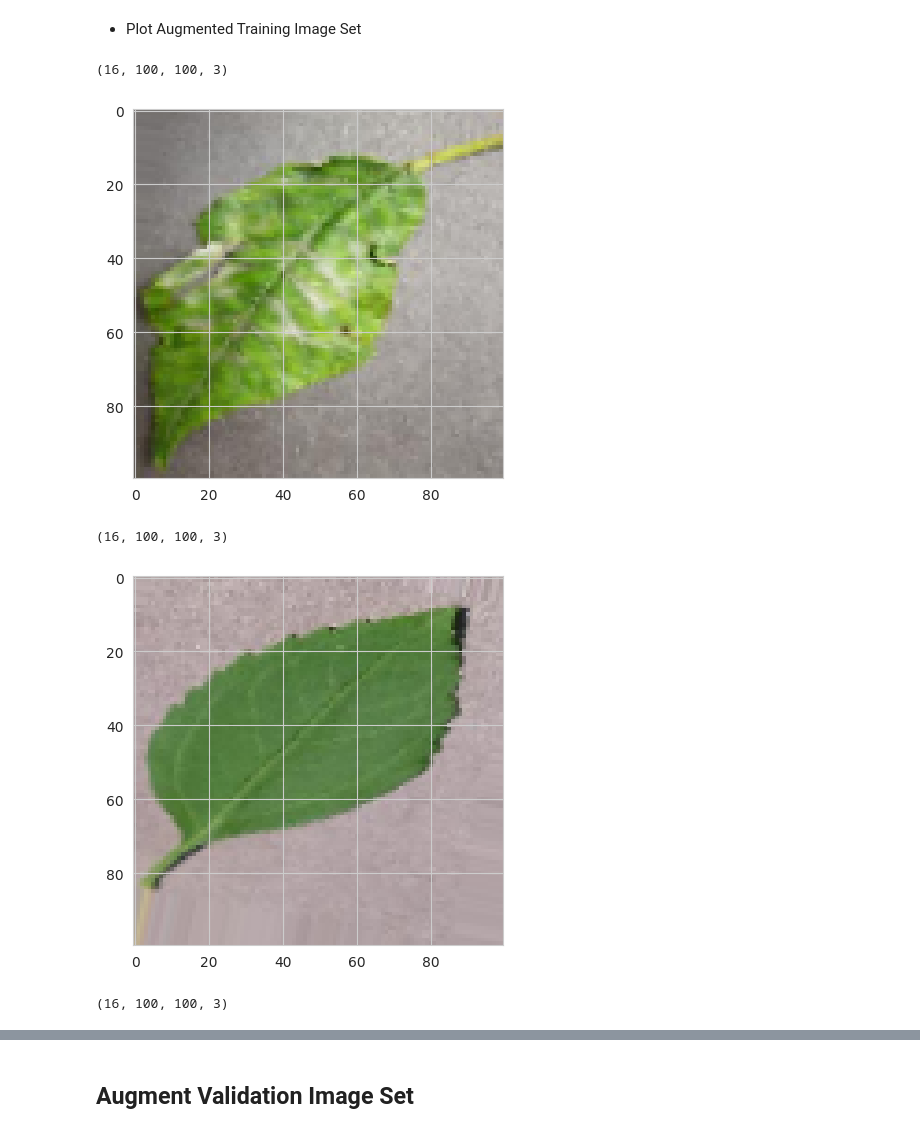
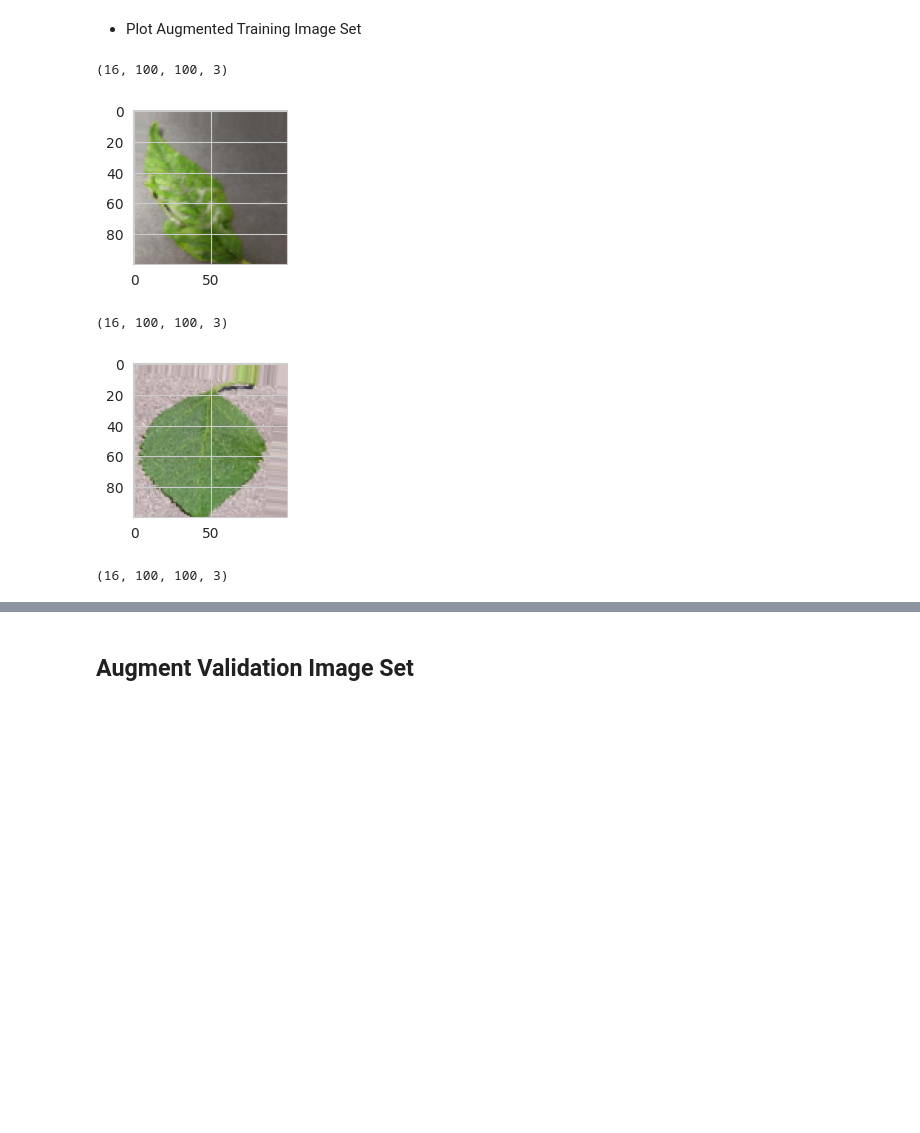
Before and after one commit to kctffs/mildew-detection-in-cherry-leaves, a Jupyter notebook: jupyter_notebooks/ModellingEvaluting.ipynb, the cells around one changed output, grey strips where cells are left out. Cells and saved outputs as stored; diff of their text form; code cells hidden in the pictures; blank space fills up the shorter version.

```diff
--- a/jupyter_notebooks/ModellingEvaluting.ipynb
+++ b/jupyter_notebooks/ModellingEvaluting.ipynb
@@ -163,13 +163,14 @@ Found 2938 images belonging to 2 classes.
 - Plot Augmented Training Image Set
 # %%
 for _ in range(3):
+    plt.figure(figsize=(2, 2))
     img, label = train_set.__next__()
     print(img.shape)
     plt.imshow(img[0])
     plt.show()
 # %% [output]
 (16, 100, 100, 3)
-[figure, old version]
+[figure, new version]
 (16, 100, 100, 3)
-[figure, old version]
+[figure, new version]
 (16, 100, 100, 3)
```
Also changed, not shown: parts of 6 cells of this notebook, 4 other files.
